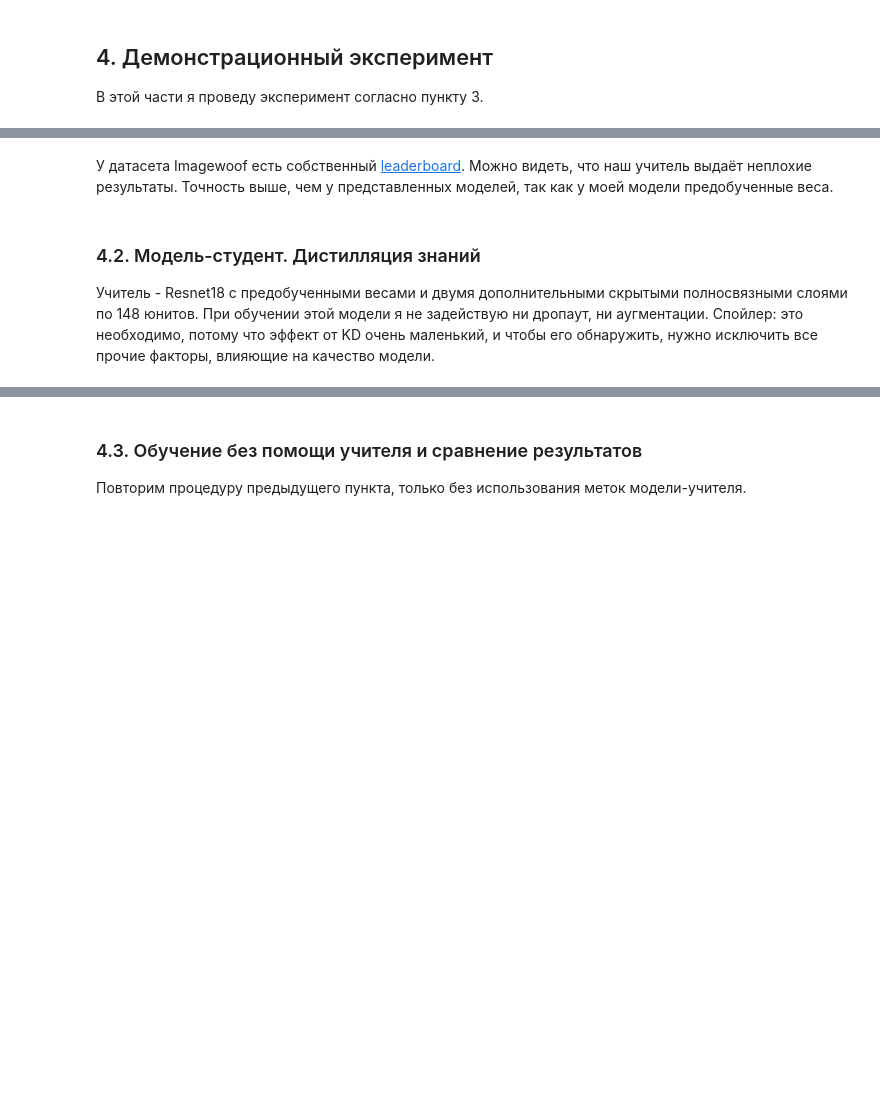
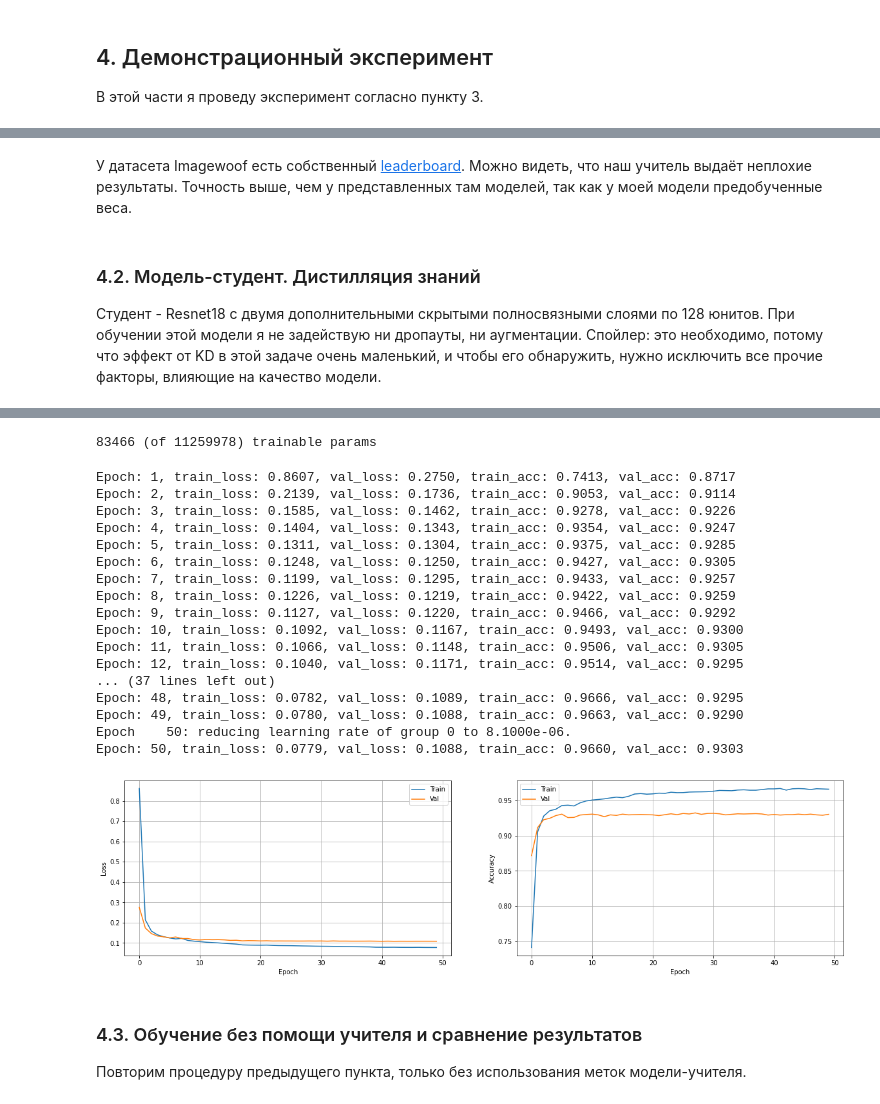
Before and after one commit to stdereka/knowledge-distillation, a Jupyter notebook: report.ipynb, the cells around one changed output, grey strips where cells are left out. Cells and saved outputs as stored; diff of their text form; code cells hidden in the pictures; blank space fills up the shorter version.

```diff
--- a/report.ipynb
+++ b/report.ipynb
@@ -103,3 +128,23 @@ Training on CPU
+# %%
+def plot_training_history(history):
+    fig, ax = plt.subplots(1, 2, figsize=(20, 5))
+    ax = ax.flatten()
+
+    ax[0].plot(history[:, 0], label="Train")
+    ax[0].plot(history[:, 2], label="Val")
+    ax[0].set_xlabel("Epoch")
+    ax[0].set_ylabel("Loss")
+    ax[0].legend()
+    ax[0].grid()
+
+    ax[1].plot(history[:, 1], label="Train")
+    ax[1].plot(history[:, 3], label="Val")
+    ax[1].set_xlabel("Epoch")
+    ax[1].set_ylabel("Accuracy")
+    ax[1].legend()
+    ax[1].grid()
+
+    plt.show()
 # %% [markdown]
 ### 4.1. Выбор и обучение модели-учителя
 
@@ -159,9 +224,9 @@ np.save("./dark_knowledge/resnet101_test_imagewoof.npy", test_logits)
 # %% [markdown]
-У датасета Imagewoof есть собственный [leaderboard](https://github.com/fastai/imagenette#imagewoof-leaderboard). Можно видеть, что наш учитель выдаёт неплохие результаты. Точность выше, чем у представленных моделей, так как у моей модели предобученные веса.
+У датасета Imagewoof есть собственный [leaderboard](https://github.com/fastai/imagenette#imagewoof-leaderboard). Можно видеть, что наш учитель выдаёт неплохие результаты. Точность выше, чем у представленных там моделей, так как у моей модели предобученные веса.
 # %% [markdown]
 ### 4.2. Модель-студент. Дистилляция знаний
 
-Учитель - Resnet18 с предобученными весами и двумя дополнительными скрытыми полносвязными слоями по 148 юнитов. При обучении этой модели я не задействую ни дропаут, ни аугментации. Спойлер: это необходимо, потому что эффект от KD очень маленький, и чтобы его обнаружить, нужно исключить все прочие факторы, влияющие на качество модели.
+Студент - Resnet18 с двумя дополнительными скрытыми полносвязными слоями по 128 юнитов. При обучении этой модели я не задействую ни дропауты, ни аугментации. Спойлер: это необходимо, потому что эффект от KD в этой задаче очень маленький, и чтобы его обнаружить, нужно исключить все прочие факторы, влияющие на качество модели.
 # %%
 os.makedirs("./experiments/hyperparams", exist_ok=True)
 seed_everything(SEED)
@@ -170,10 +235,11 @@ resnet18 = resnet18_student2(N_CLASSES, DEVICE)
 trainable = get_number_of_params(resnet18, trainable=True)
 total = get_number_of_params(resnet18, trainable=False)
 print(f"{trainable} (of {total}) trainable params")
-train_dataset = Imagewoof(train_val_files, LABEL_ENCODER, teacher_labels="./dark_knowledge/resnet101_train_imagewoof.npy")
-test_dataset = Imagewoof(test_files, LABEL_ENCODER, teacher_labels="./dark_knowledge/resnet101_test_imagewoof.npy")
+train_dataset = ImageDataset(train_val_files, LABEL_ENCODER, teacher_labels="./dark_knowledge/resnet101_train_imagewoof.npy")
+test_dataset = ImageDataset(test_files, LABEL_ENCODER, teacher_labels="./dark_knowledge/resnet101_test_imagewoof.npy")
 opt = torch.optim.Adam(resnet18.parameters(), lr=0.0003)
 criterion = DistillationLoss(alpha=0.1, temperature=4.0)
 history_resnet18 = train(train_dataset, test_dataset, resnet18, 50, 64, DEVICE, opt, criterion)
 plot_training_history(history_resnet18)
 np.save(f"./experiments/hyperparams/history_resnet18_T_4.0_alpha_0.1.npy", history_resnet18)
+# %% [output]
@@ -180,3 +247,22 @@ np.save(f"./experiments/hyperparams/history_resnet18_T_4.0_alpha_0.1.npy", histo
+83466 (of 11259978) trainable params
+Epoch: 1, train_loss: 0.8607, val_loss: 0.2750, train_acc: 0.7413, val_acc: 0.8717
+Epoch: 2, train_loss: 0.2139, val_loss: 0.1736, train_acc: 0.9053, val_acc: 0.9114
+Epoch: 3, train_loss: 0.1585, val_loss: 0.1462, train_acc: 0.9278, val_acc: 0.9226
+Epoch: 4, train_loss: 0.1404, val_loss: 0.1343, train_acc: 0.9354, val_acc: 0.9247
+Epoch: 5, train_loss: 0.1311, val_loss: 0.1304, train_acc: 0.9375, val_acc: 0.9285
+Epoch: 6, train_loss: 0.1248, val_loss: 0.1250, train_acc: 0.9427, val_acc: 0.9305
+Epoch: 7, train_loss: 0.1199, val_loss: 0.1295, train_acc: 0.9433, val_acc: 0.9257
+Epoch: 8, train_loss: 0.1226, val_loss: 0.1219, train_acc: 0.9422, val_acc: 0.9259
+Epoch: 9, train_loss: 0.1127, val_loss: 0.1220, train_acc: 0.9466, val_acc: 0.9292
+Epoch: 10, train_loss: 0.1092, val_loss: 0.1167, train_acc: 0.9493, val_acc: 0.9300
+Epoch: 11, train_loss: 0.1066, val_loss: 0.1148, train_acc: 0.9506, val_acc: 0.9305
+Epoch: 12, train_loss: 0.1040, val_loss: 0.1171, train_acc: 0.9514, val_acc: 0.9295
+... (37 lines left out)
+Epoch: 48, train_loss: 0.0782, val_loss: 0.1089, train_acc: 0.9666, val_acc: 0.9295
+Epoch: 49, train_loss: 0.0780, val_loss: 0.1088, train_acc: 0.9663, val_acc: 0.9290
+Epoch    50: reducing learning rate of group 0 to 8.1000e-06.
+Epoch: 50, train_loss: 0.0779, val_loss: 0.1088, train_acc: 0.9660, val_acc: 0.9303
+[figure, added]
 # %% [markdown]
 ### 4.3. Обучение без помощи учителя и сравнение результатов
 
```
Also changed, not shown: parts of 9 cells of this notebook.
